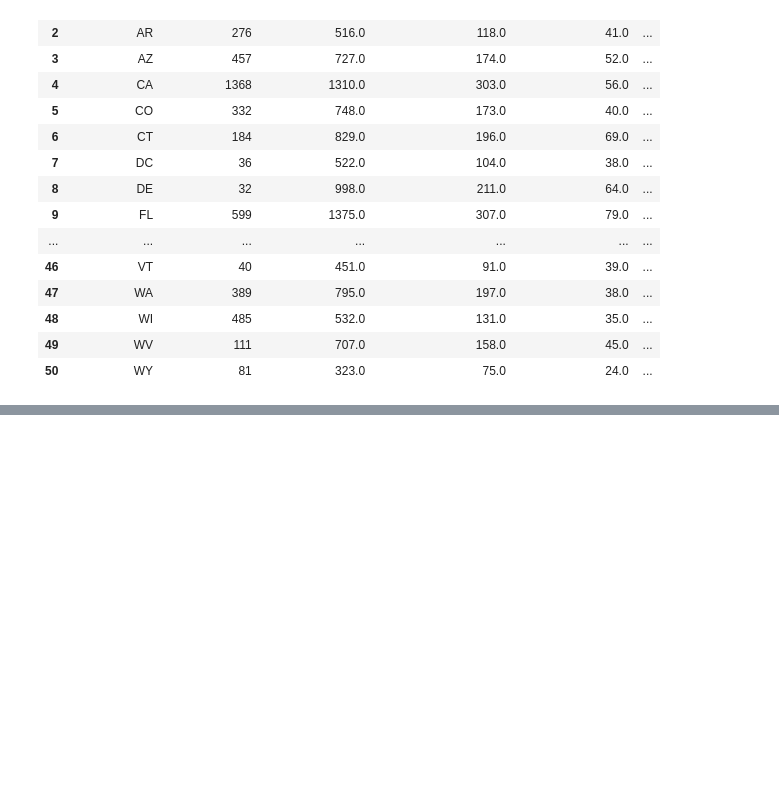
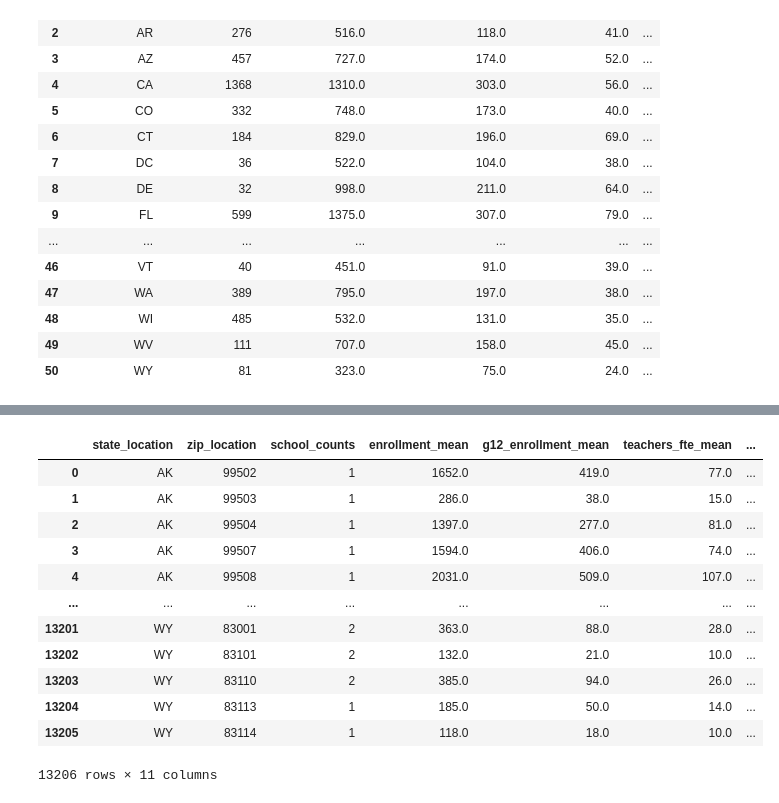
Before and after one commit to SherlockSoe/MADS-Milestone-1, a Jupyter notebook: clean_education_data.ipynb, the cells around one changed output, grey strips where cells are left out. Saved outputs shown, nothing was run; the diff lists cells and outputs as text; code cells hidden in the pictures; blank space fills up the shorter version.

```diff
--- a/clean_education_data.ipynb
+++ b/clean_education_data.ipynb
@@ -291,0 +333,16 @@ state_data_2017
+# %%
+zip_data_2015
+# %% [output]
+|  | state_location | zip_location | school_counts | enrollment_mean | g12_enrollment_mean | teachers_fte_mean | ... |
+| 0 | AK | 99502 | 1 | 1652.0 | 419.0 | 77.0 | ... |
+| 1 | AK | 99503 | 1 | 286.0 | 38.0 | 15.0 | ... |
+| 2 | AK | 99504 | 1 | 1397.0 | 277.0 | 81.0 | ... |
+| 3 | AK | 99507 | 1 | 1594.0 | 406.0 | 74.0 | ... |
+| 4 | AK | 99508 | 1 | 2031.0 | 509.0 | 107.0 | ... |
+| ... | ... | ... | ... | ... | ... | ... | ... |
+| 13201 | WY | 83001 | 2 | 363.0 | 88.0 | 28.0 | ... |
+| 13202 | WY | 83101 | 2 | 132.0 | 21.0 | 10.0 | ... |
+| 13203 | WY | 83110 | 2 | 385.0 | 94.0 | 26.0 | ... |
+| 13204 | WY | 83113 | 1 | 185.0 | 50.0 | 14.0 | ... |
+| 13205 | WY | 83114 | 1 | 118.0 | 18.0 | 10.0 | ... |
+13206 rows × 11 columns
```
Also changed, not shown: parts of 3 cells of this notebook, 3 other files.
